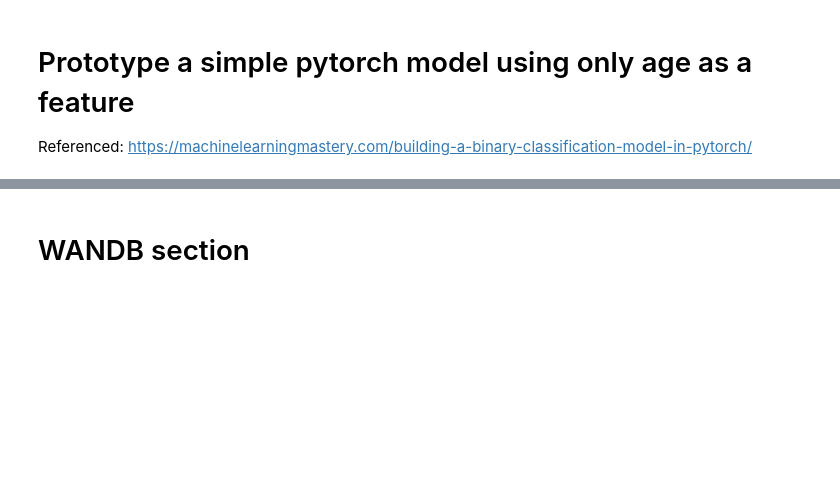
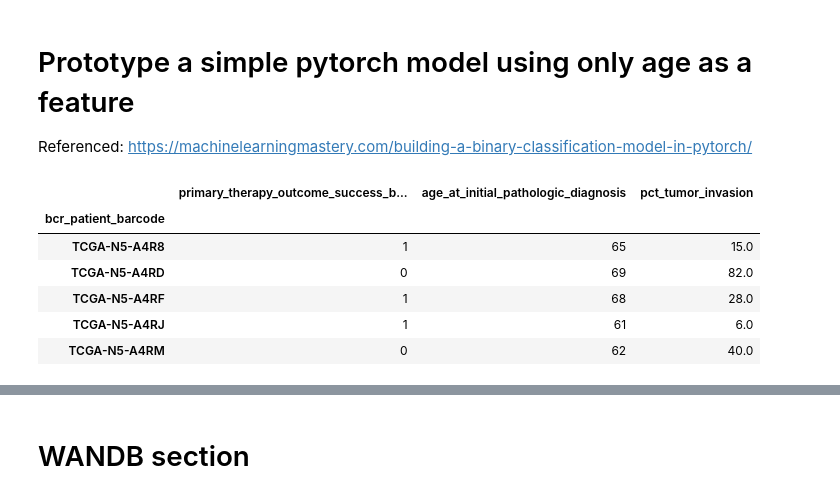
Before and after one commit to benslack19/wandb-explore, a Jupyter notebook: project/tcgna.ipynb, the cells around one changed output, grey strips where cells are left out. Cells and saved outputs as stored; diff of their text form; code cells hidden in the pictures; blank space fills up the shorter version.

```diff
--- a/project/tcgna.ipynb
+++ b/project/tcgna.ipynb
@@ -176,3 +179,19 @@ df_mut_counts.head(3)
 # Prototype a simple pytorch model using only age as a feature
 
 Referenced: https://machinelearningmastery.com/building-a-binary-classification-model-in-pytorch/
+# %%
+df_clinical_filtered[
+    [
+        "primary_therapy_outcome_success_binary",
+        "age_at_initial_pathologic_diagnosis",
+        "pct_tumor_invasion",
+    ]
+].head()
+# %% [output]
+|  | primary_therapy_outcome_success_b... | age_at_initial_pathologic_diagnosis | pct_tumor_invasion |
+| bcr_patient_barcode |  |  |  |
+| TCGA-N5-A4R8 | 1 | 65 | 15.0 |
+| TCGA-N5-A4RD | 0 | 69 | 82.0 |
+| TCGA-N5-A4RF | 1 | 68 | 28.0 |
+| TCGA-N5-A4RJ | 1 | 61 | 6.0 |
+| TCGA-N5-A4RM | 0 | 62 | 40.0 |
```
Also changed, not shown: parts of 13 cells of this notebook, 1 other file.
